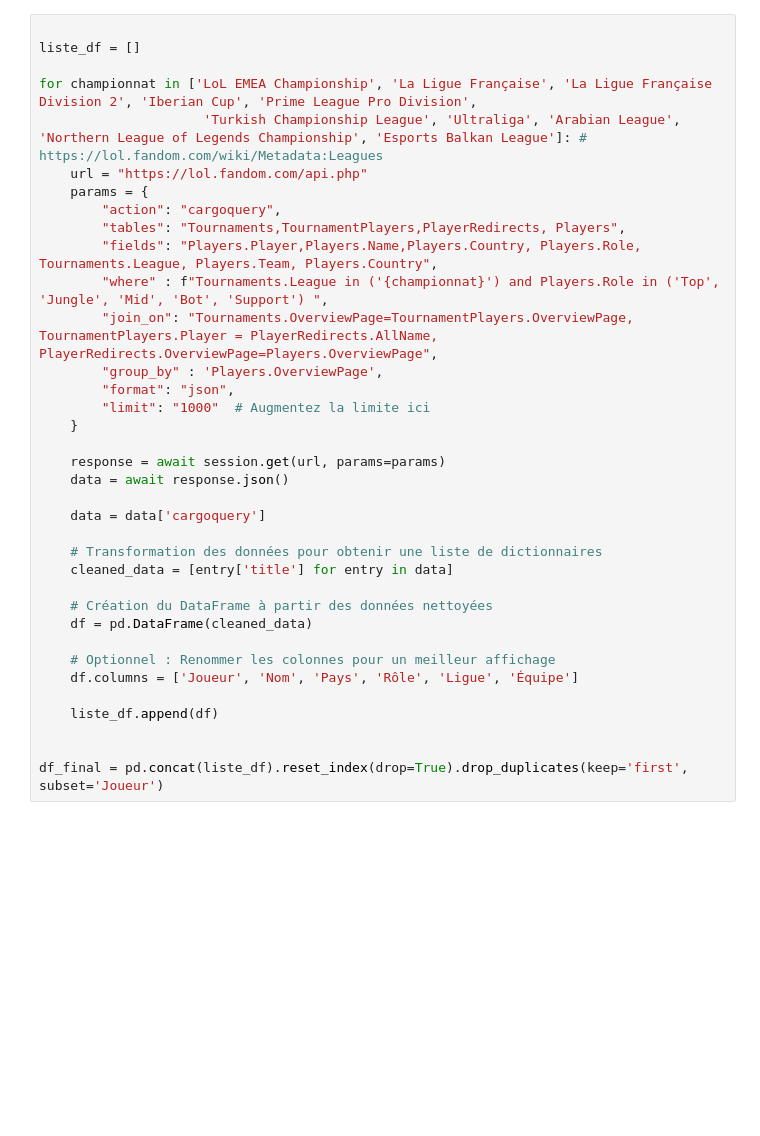
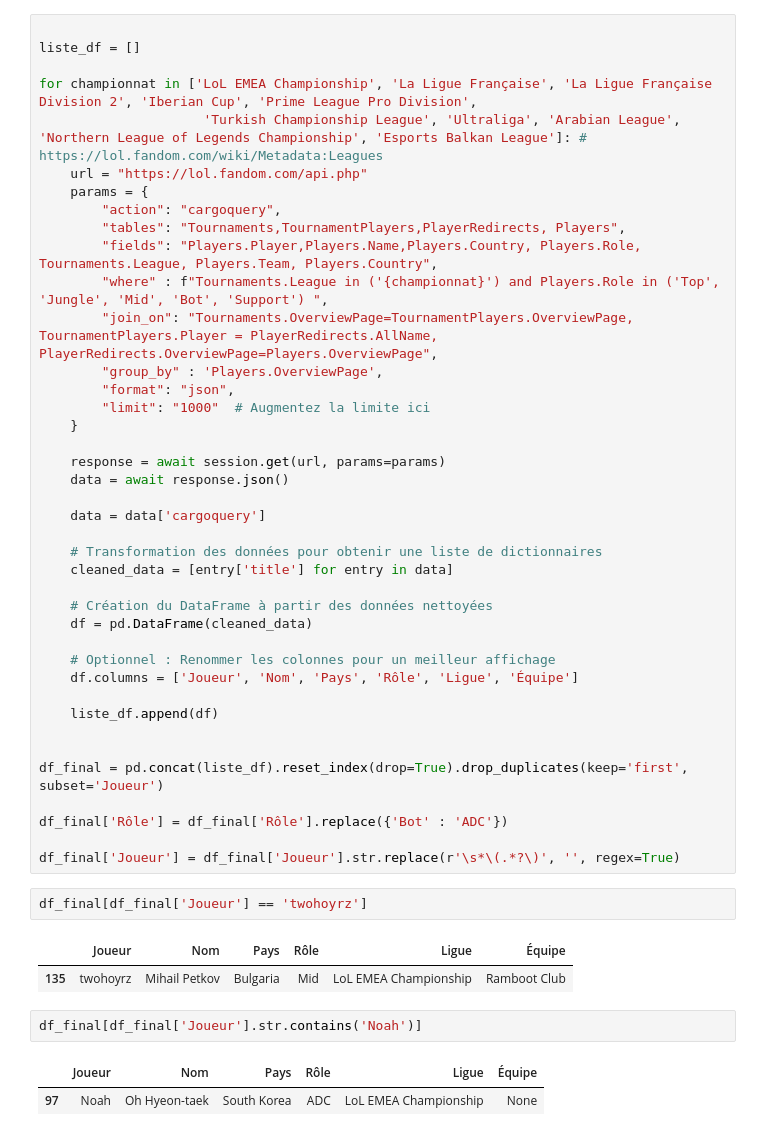
Before and after one commit to Tomlora/MarinSlash, a Jupyter notebook: leaguepedia.ipynb, the cells around one changed output. Saved outputs shown, nothing was run; the diff lists cells and outputs as text; blank space fills up the shorter version.

```diff
--- a/leaguepedia.ipynb
+++ b/leaguepedia.ipynb
@@ -72,3 +72,17 @@ for championnat in ['LoL EMEA Championship', 'La Ligue Française', 'La Ligue Fr
 
 
 df_final = pd.concat(liste_df).reset_index(drop=True).drop_duplicates(keep='first', subset='Joueur')
+
+df_final['Rôle'] = df_final['Rôle'].replace({'Bot' : 'ADC'})
+
+df_final['Joueur'] = df_final['Joueur'].str.replace(r'\s*\(.*?\)', '', regex=True)
+# %%
+df_final[df_final['Joueur'] == 'twohoyrz']
+# %% [output]
+|  | Joueur | Nom | Pays | Rôle | Ligue | Équipe |
+| 135 | twohoyrz | Mihail Petkov | Bulgaria | Mid | LoL EMEA Championship | Ramboot Club |
+# %%
+df_final[df_final['Joueur'].str.contains('Noah')]
+# %% [output]
+|  | Joueur | Nom | Pays | Rôle | Ligue | Équipe |
+| 97 | Noah | Oh Hyeon-taek | South Korea | ADC | LoL EMEA Championship | None |
```
Also changed, not shown: parts of 10 cells of this notebook.
